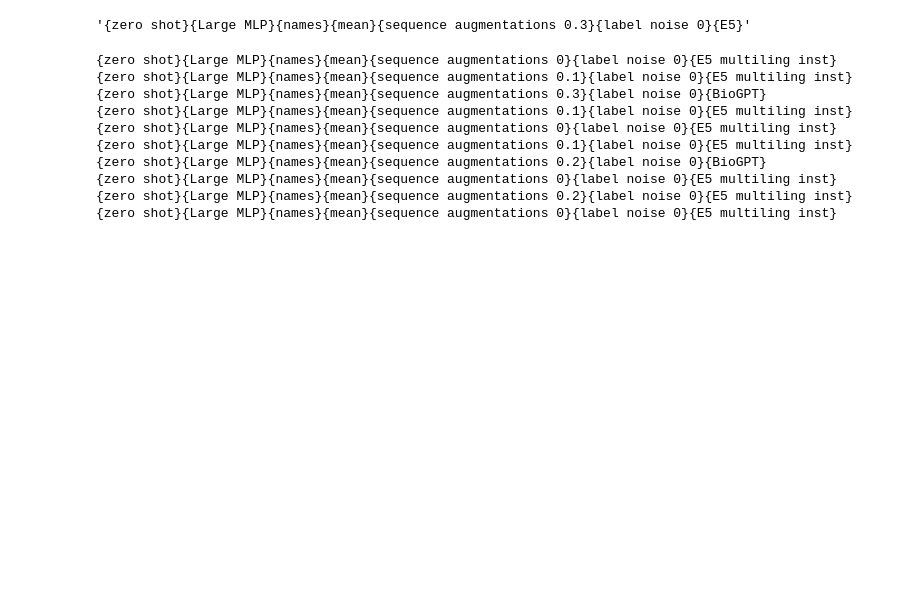
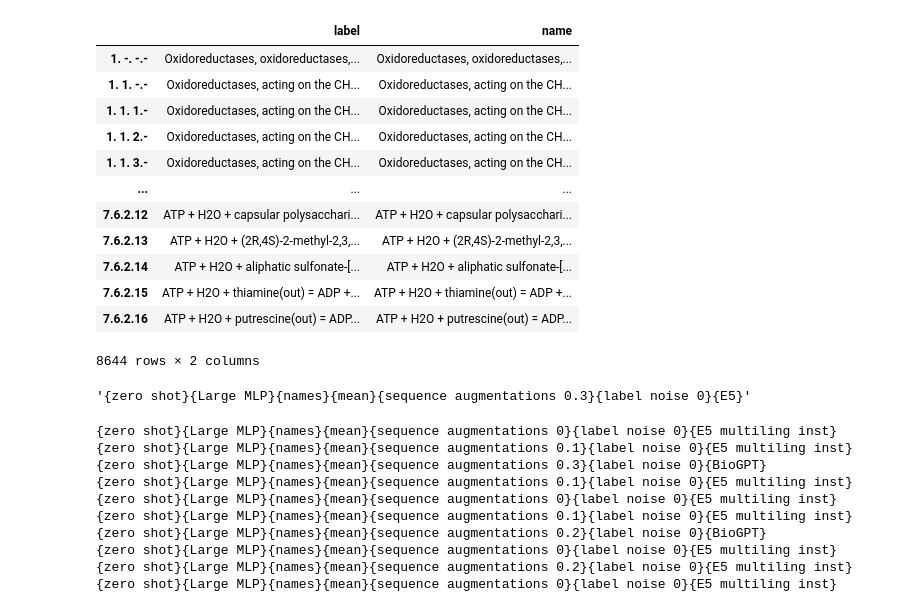
Before and after one commit to microsoft/protnote, a Jupyter notebook: notebooks/EDA.ipynb, the cells around one changed output. Cells and saved outputs as stored; diff of their text form; code cells hidden in the pictures; blank space fills up the shorter version.

Commit message:
EC numbers

```diff
--- a/notebooks/EDA.ipynb
+++ b/notebooks/EDA.ipynb
@@ -80,3 +109,34 @@ results_processed
+# %%
+with open("../data/annotations/enzyme.dat") as handle:
+    ec_leaf_nodes = Enzyme.parse(handle)
+    ec_leaf_nodes = [{'ec_number': record["ID"],'label':record["CA"],'parent_code':ec_number_to_code(record["ID"])} for record in ec_leaf_nodes]
+
+for leaf_node in ec_leaf_nodes:
+    if leaf_node['label']=='':
+        leaf_node['label'] = enzyme_dict[leaf_node['parent_code']]['label']
+# %%
+
+ec_annotations = pd.concat([pd.DataFrame.from_records(list(enzyme_dict.values())),
+                            pd.DataFrame.from_records(ec_leaf_nodes)],axis=0)[['ec_number','label']].set_index('ec_number')
+
+ec_annotations.index.name=None
+ec_annotations['name'] = ec_annotations['label']
+# %%
+ec_annotations
+# %% [output]
+|  | label | name |
+| 1. -. -.- | Oxidoreductases, oxidoreductases,... | Oxidoreductases, oxidoreductases,... |
+| 1. 1. -.- | Oxidoreductases, acting on the CH... | Oxidoreductases, acting on the CH... |
+| 1. 1. 1.- | Oxidoreductases, acting on the CH... | Oxidoreductases, acting on the CH... |
+| 1. 1. 2.- | Oxidoreductases, acting on the CH... | Oxidoreductases, acting on the CH... |
+| 1. 1. 3.- | Oxidoreductases, acting on the CH... | Oxidoreductases, acting on the CH... |
+| ... | ... | ... |
+| 7.6.2.12 | ATP + H2O + capsular polysacchari... | ATP + H2O + capsular polysacchari... |
+| 7.6.2.13 | ATP + H2O + (2R,4S)-2-methyl-2,3,... | ATP + H2O + (2R,4S)-2-methyl-2,3,... |
+| 7.6.2.14 | ATP + H2O + aliphatic sulfonate-[... | ATP + H2O + aliphatic sulfonate-[... |
+| 7.6.2.15 | ATP + H2O + thiamine(out) = ADP +... | ATP + H2O + thiamine(out) = ADP +... |
+| 7.6.2.16 | ATP + H2O + putrescine(out) = ADP... | ATP + H2O + putrescine(out) = ADP... |
+8644 rows × 2 columns
 # %%
 results = results.iloc[:,:6].dropna().merge(results.iloc[:,5:].dropna(),how='inner',on='name').set_index('name')
 # %%
```
Also changed, not shown: parts of 3 cells of this notebook, 11 other files.
